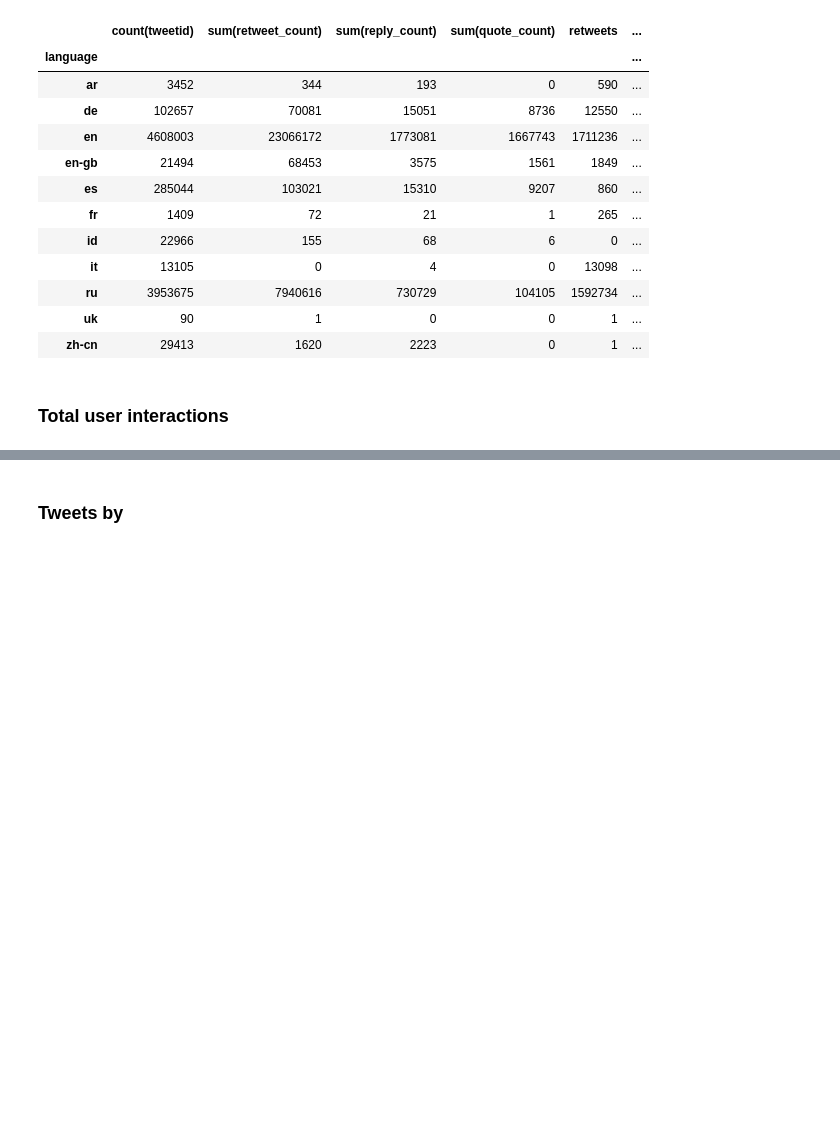
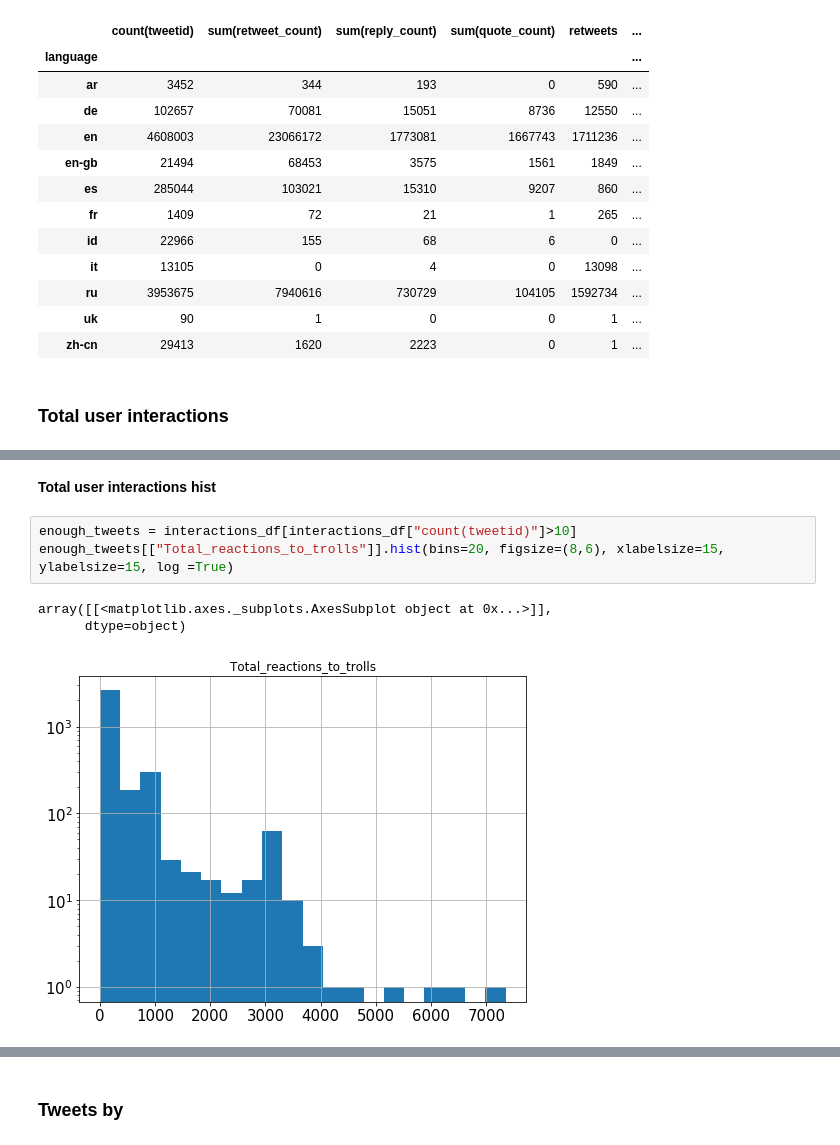
Before and after one commit to haakonms/ADAproject, a Jupyter notebook: Milestone3-Grini.ipynb, the cells around one changed output, grey strips where cells are left out. Saved outputs shown, nothing was run; the diff lists cells and outputs as text; blank space fills up the shorter version.

```diff
--- a/Milestone3-Grini.ipynb
+++ b/Milestone3-Grini.ipynb
@@ -766,0 +978,9 @@ interactions_df
+# %% [markdown]
+**Total user interactions hist**
+# %%
+enough_tweets = interactions_df[interactions_df["count(tweetid)"]>10]
+enough_tweets[["Total_reactions_to_trolls"]].hist(bins=20, figsize=(8,6), xlabelsize=15, ylabelsize=15, log =True)
+# %% [output]
+array([[<matplotlib.axes._subplots.AxesSubplot object at 0x...>]],
+      dtype=object)
+[figure, added]
```
Also changed, not shown: parts of 36 cells of this notebook.
